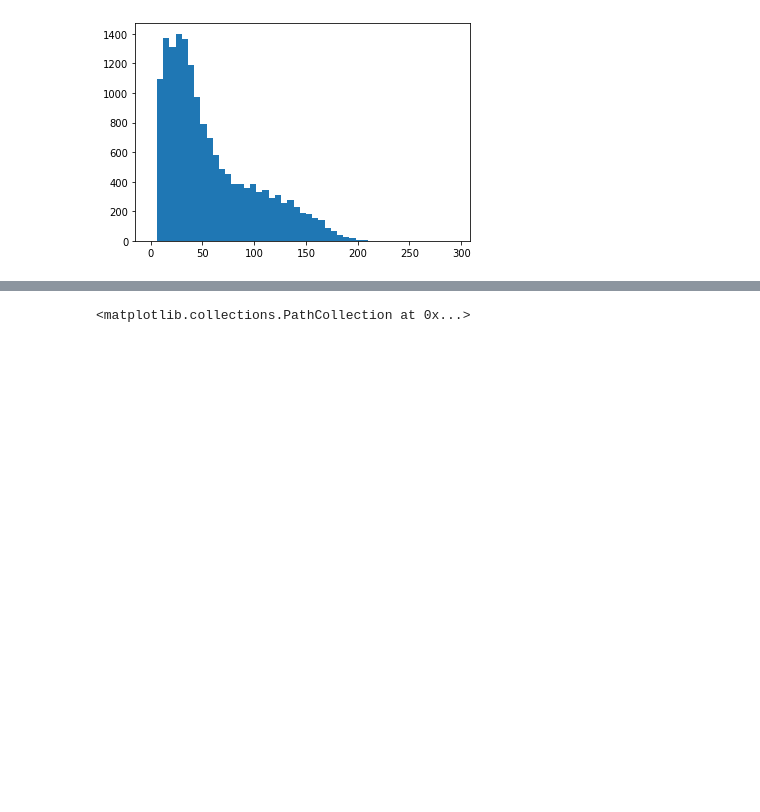
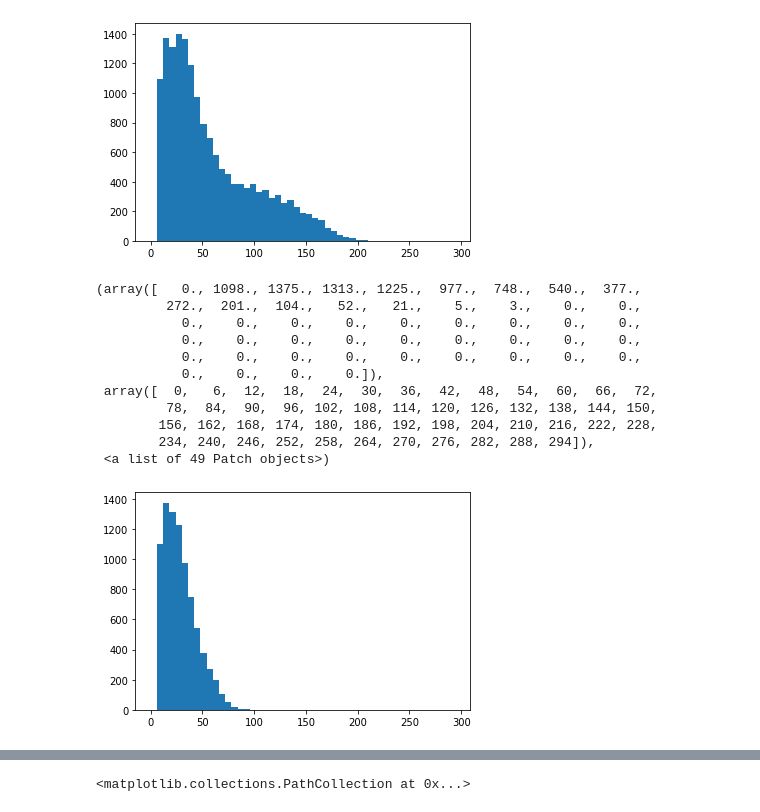
Before and after one commit to WatChMaL/NeutronGNN, a Jupyter notebook: root_utils/verify_h5.ipynb, the cells around one changed output, grey strips where cells are left out. Drawn from its saved outputs; the diff is of its cells as text; code cells hidden in the pictures; blank space fills up the shorter version.

Commit message:
Compare e- to neutron nhits

```diff
--- a/root_utils/verify_h5.ipynb
+++ b/root_utils/verify_h5.ipynb
@@ -7,8 +7,8 @@ import h5py
 
 %matplotlib inline
 # %%
-h5_filepath = "/home/jwalker/data/NeutronGNN/iwcd_mpmt_shorttank_neutrongnn_trainval_10files.h5"
-idx_filepath = "/home/jwalker/data/NeutronGNN/iwcd_mpmt_shorttank_neutrongnn_trainval_idxs_10files_test.npz"
+h5_filepath = "/fast_scratch/NeutronGNN/iwcd_mpmt_shorttank_neutrongnn_trainval_10files.h5"
+idx_filepath = "/fast_scratch/NeutronGNN/iwcd_mpmt_shorttank_neutrongnn_trainval_idxs_10files_test.npz"
 # %% [markdown]
 # Explore indx file
 # %%
@@ -52,6 +52,7 @@ with h5py.File(h5_filepath, 'r') as file:
     print(list(file.keys()))
     h5_event_data = file['event_data']
     h5_nhits = file['nhits']
+    h5_labels = file['labels']
     print(h5_nhits)
     event_mem_data = np.memmap(h5_filepath, mode='r', shape=h5_event_data.shape,
                                offset=h5_event_data.id.get_offset(),
@@ -59,6 +60,7 @@ with h5py.File(h5_filepath, 'r') as file:
     non_zero = [np.count_nonzero(event_mem_data[i,:,0]) for i in range(0, event_mem_data.shape[0])]
     non_zero  = np.array(non_zero)
     nhits = np.array(h5_nhits)
+    labels = np.array(h5_labels)
     #plt.hist(non_zero, bins=np.arange(0, 300, 6))
     plt.hist(non_zero, bins=np.arange(0, 300, 6))
 # %% [output]
@@ -132,3 +134,18 @@ plt.hist(nhits, bins=np.arange(0, 300, 6))
         234, 240, 246, 252, 258, 264, 270, 276, 282, 288, 294]),
  <a list of 49 Patch objects>)
 [figure]
+# %%
+plt.hist(nhits[labels == 0], bins=np.arange(0, 300, 6))
+# %% [output]
+(array([   0., 1098., 1375., 1313., 1225.,  977.,  748.,  540.,  377.,
+         272.,  201.,  104.,   52.,   21.,    5.,    3.,    0.,    0.,
+           0.,    0.,    0.,    0.,    0.,    0.,    0.,    0.,    0.,
+           0.,    0.,    0.,    0.,    0.,    0.,    0.,    0.,    0.,
+           0.,    0.,    0.,    0.,    0.,    0.,    0.,    0.,    0.,
+           0.,    0.,    0.,    0.]),
+ array([  0,   6,  12,  18,  24,  30,  36,  42,  48,  54,  60,  66,  72,
+         78,  84,  90,  96, 102, 108, 114, 120, 126, 132, 138, 144, 150,
+        156, 162, 168, 174, 180, 186, 192, 198, 204, 210, 216, 222, 228,
+        234, 240, 246, 252, 258, 264, 270, 276, 282, 288, 294]),
+ <a list of 49 Patch objects>)
+[figure, added]
```
Also changed, not shown: parts of 4 cells of this notebook.
